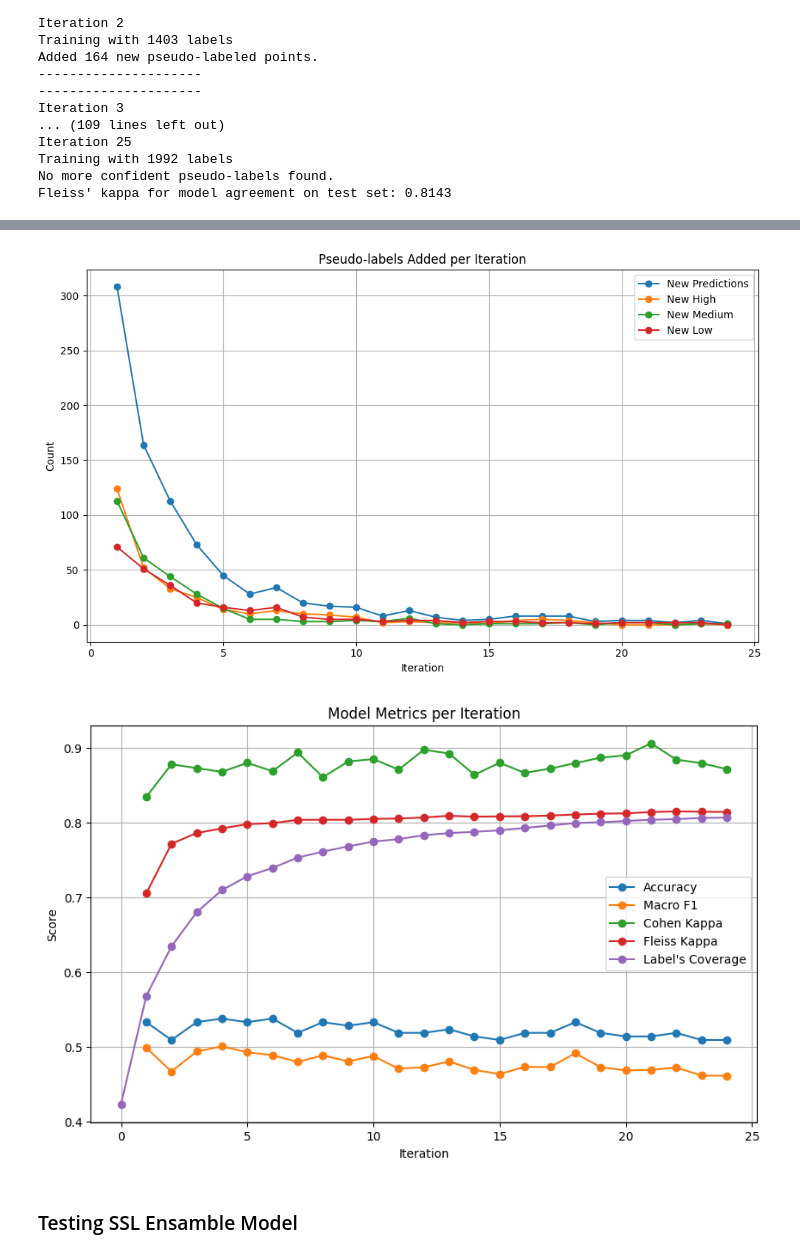
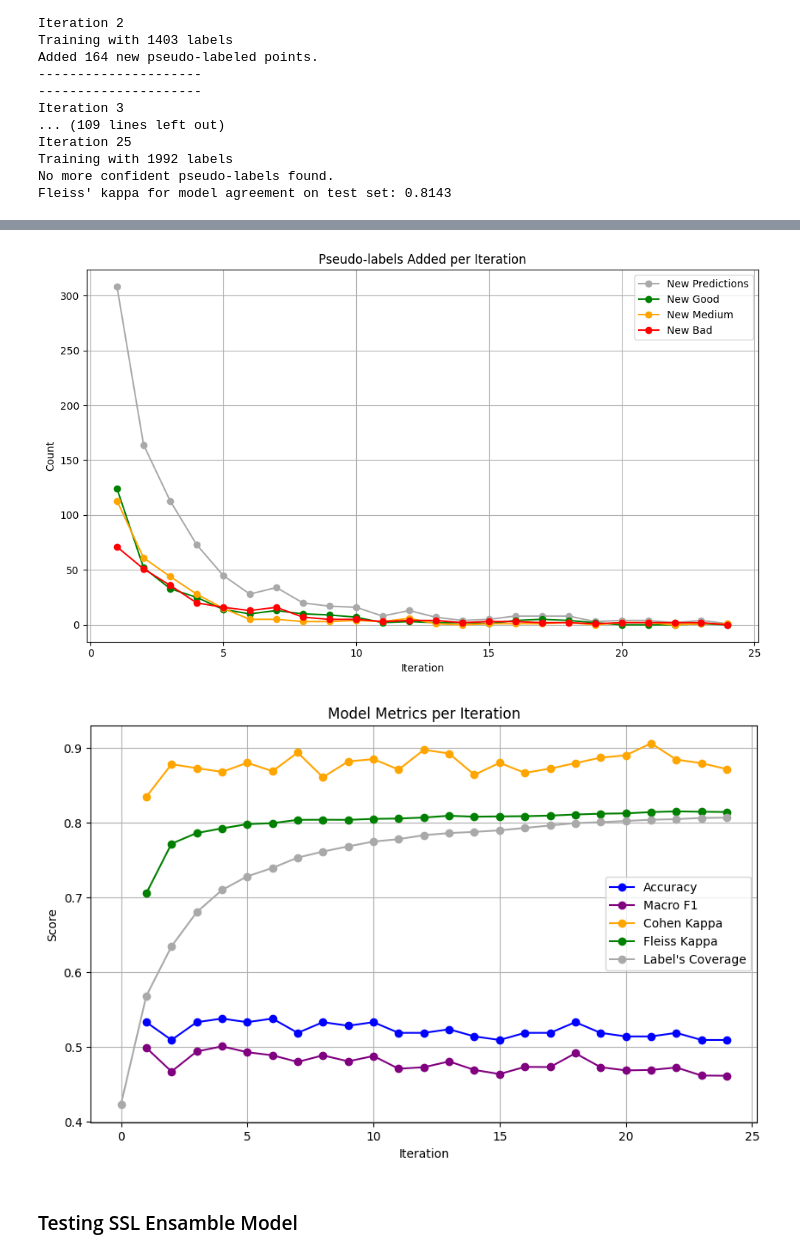
Before and after one commit to raqcoss/ML-water, a Jupyter notebook: self_learning.ipynb, the cells around one changed output, grey strips where cells are left out. Drawn from its saved outputs; the diff is of its cells as text; code cells hidden in the pictures.

```diff
--- a/self_learning.ipynb
+++ b/self_learning.ipynb
@@ -320,10 +320,10 @@ metrics_df
 import matplotlib.pyplot as plt
 
 plt.figure(figsize=(10,6))
-plt.plot(metrics_df['iteration'], metrics_df['num_new_predictions'], label='New Predictions', marker='o')
-plt.plot(metrics_df['iteration'], metrics_df['num_new_High'], label='New High', marker='o')
-plt.plot(metrics_df['iteration'], metrics_df['num_new_Medium'], label='New Medium', marker='o')
-plt.plot(metrics_df['iteration'], metrics_df['num_new_Low'], label='New Low', marker='o')
+plt.plot(metrics_df['iteration'], metrics_df['num_new_predictions'], label='New Predictions', marker='o', color = 'darkgray')
+plt.plot(metrics_df['iteration'], metrics_df['num_new_High'], label='New Good', marker='o', color='green')
+plt.plot(metrics_df['iteration'], metrics_df['num_new_Medium'], label='New Medium', marker='o', color='orange')
+plt.plot(metrics_df['iteration'], metrics_df['num_new_Low'], label='New Bad', marker='o', color='red')
 
 plt.xlabel('Iteration')
 plt.ylabel('Count')
@@ -333,25 +333,25 @@ plt.grid(True)
 plt.tight_layout()
 plt.show()
 # %% [output]
-[figure, old version]
+[figure, new version]
 # %%
 import matplotlib.pyplot as plt
 
 plt.figure(figsize=(10,6))
-plt.plot(metrics_df['iteration'], metrics_df['accuracy'], label='Accuracy', marker='o')
-plt.plot(metrics_df['iteration'], metrics_df['macro_avg_F1'], label='Macro F1', marker='o')
-plt.plot(metrics_df['iteration'], metrics_df['cohen_kappa'], label='Cohen Kappa', marker='o')
-plt.plot(metrics_df['iteration'], metrics_df['fleiss_kappa'], label='Fleiss Kappa', marker='o')
-plt.plot(metrics_df['iteration'], metrics_df['coverage'], label="Label's Coverage", marker='o')
+plt.plot(metrics_df['iteration'], metrics_df['accuracy'], label='Accuracy', marker='o', color='blue')
+plt.plot(metrics_df['iteration'], metrics_df['macro_avg_F1'], label='Macro F1', marker='o', color='purple')
+plt.plot(metrics_df['iteration'], metrics_df['cohen_kappa'], label='Cohen Kappa', marker='o', color ='orange')
+plt.plot(metrics_df['iteration'], metrics_df['fleiss_kappa'], label='Fleiss Kappa', marker='o', color='green')
+plt.plot(metrics_df['iteration'], metrics_df['coverage'], label="Label's Coverage", marker='o', color='darkgray')
 
 
 plt.xlabel('Iteration')
 plt.ylabel('Score')
 plt.title('Model Metrics per Iteration')
 plt.legend()
 plt.grid(True)
 # %% [output]
-[figure, old version]
+[figure, new version]
 # %% [markdown]
 ### Testing SSL Ensamble Model
 # %%
```
